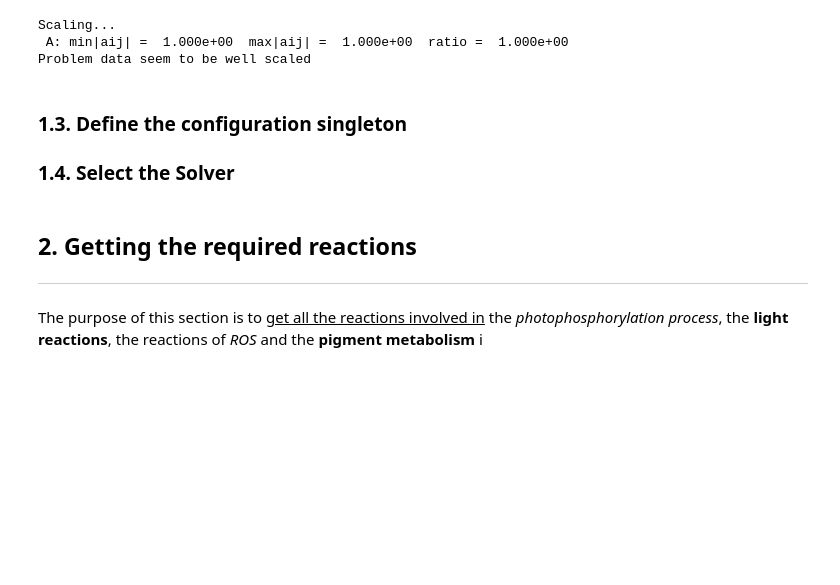
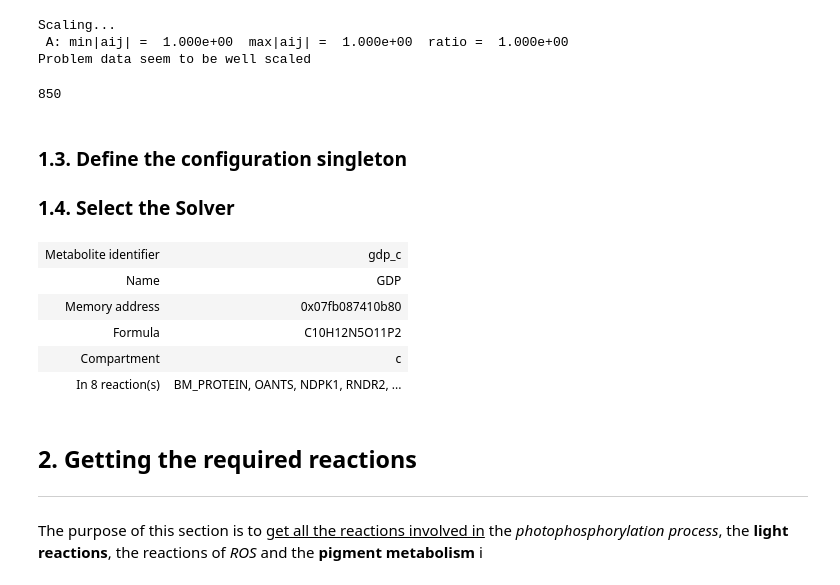
Before and after one commit to Fabian11lrg/CobraPy-Model-Photosynthesis, a Jupyter notebook: Model iJB785 Analysis/Broddrick_Analysis_Model.ipynb, the cells around one changed output. Saved outputs shown, nothing was run; the diff lists cells and outputs as text; code cells hidden in the pictures; blank space fills up the shorter version.

Commit message:
Updating of recent modifications of the model and its analysis, mainly with the photon uptake model

```diff
--- a/Model iJB785 Analysis/Broddrick_Analysis_Model.ipynb
+++ b/Model iJB785 Analysis/Broddrick_Analysis_Model.ipynb
@@ -32,12 +32,26 @@ model.name = 'iJB785'
 Scaling...
  A: min|aij| =  1.000e+00  max|aij| =  1.000e+00  ratio =  1.000e+00
 Problem data seem to be well scaled
+# %%
+x = len(model.reactions)
+print(x)
+# %% [output]
+850
 # %% [markdown]
 ### **1.3.** Define the configuration singleton
 ### **1.4.** Select the Solver
 # %%
 cobra_config = cobra.Configuration()
 cobra_config.solver = "glpk_exact"
+# %%
+model.metabolites.gdp_c
+# %% [output]
+| Metabolite identifier | gdp_c |
+| Name | GDP |
+| Memory address | 0x07fb087410b80 |
+| Formula | C10H12N5O11P2 |
+| Compartment | c |
+| In 8 reaction(s) | BM_PROTEIN, OANTS, NDPK1, RNDR2, ... |
 # %% [markdown]
 ## **2.** Getting the required reactions
 ---
```
Also changed, not shown: 25 other files.
